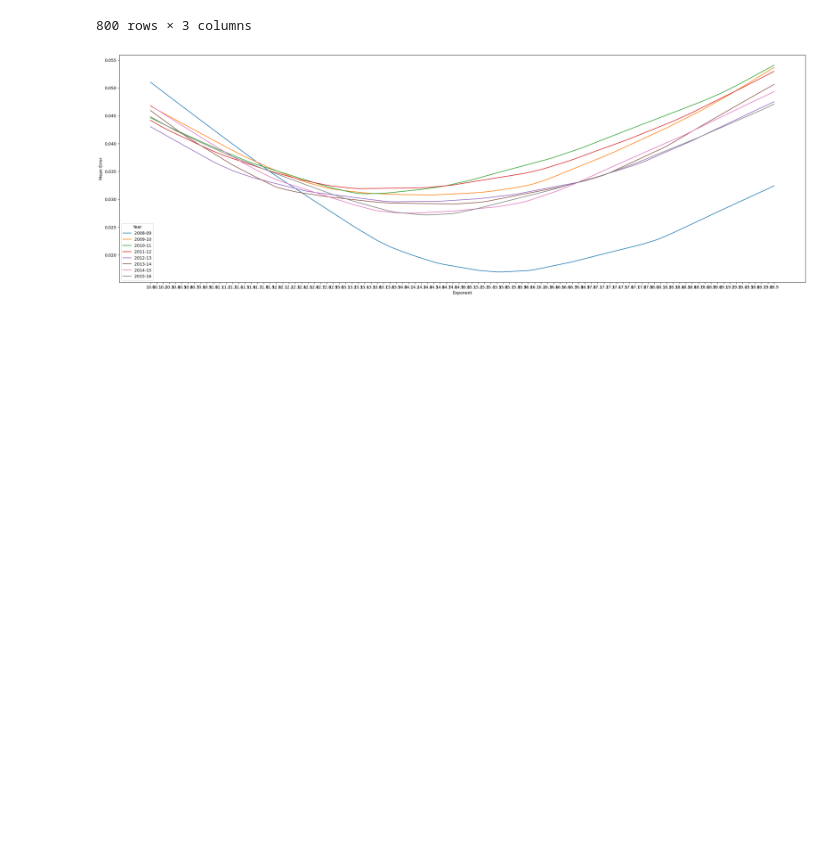
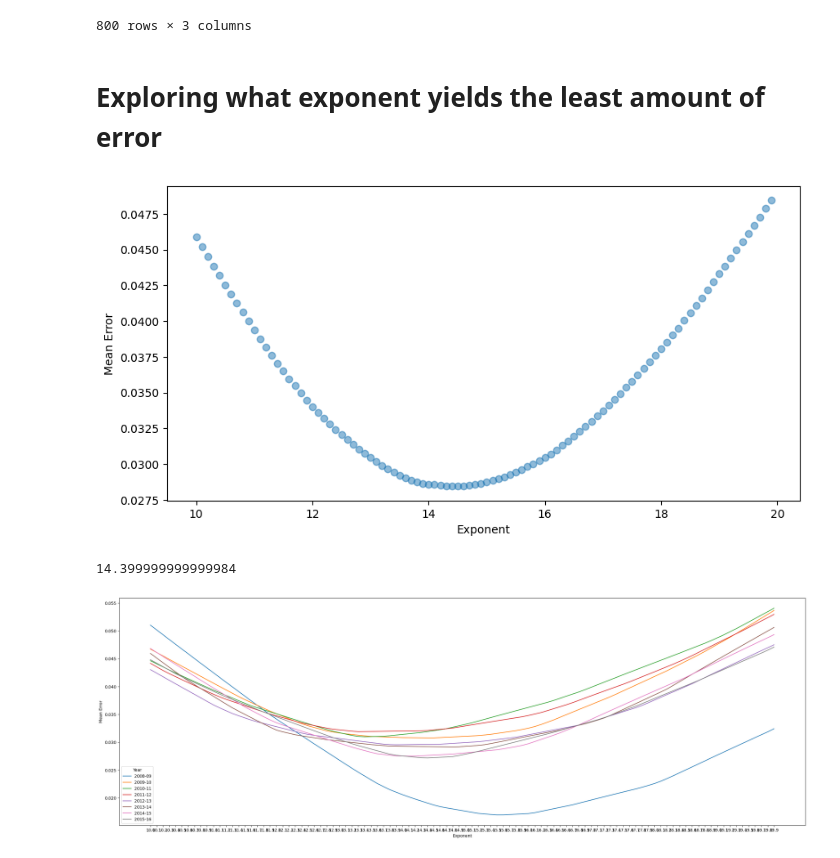
Before and after one commit to maya-j/fall-fellowship-2022, a Jupyter notebook: basketball/chapter1.ipynb, the cells around one changed output. Drawn from its saved outputs; the diff is of its cells as text; code cells hidden in the pictures; blank space fills up the shorter version.

Commit message:
adding analysis on overall best exponent

```diff
--- a/basketball/chapter1.ipynb
+++ b/basketball/chapter1.ipynb
@@ -129,4 +129,30 @@ df_mean_error
 | 784 | 2015-16 | 19.8 | 0.046537 |
 | 792 | 2015-16 | 19.9 | 0.047094 |
 800 rows × 3 columns
+# %% [markdown]
+# Exploring what exponent yields the least amount of error
+# %%
+# get an array of exponent
+arr_exp = np.arange(10, 20, 0.1)
+# make a dataframe to store the mean error for each exponent
+df_mean_error_test = pd.DataFrame(df['Year'].unique().tolist(), columns= ['Year'])
+df_mean_error_test['Year'] = df_mean_error['Year'].astype(str)
+# get the average for each exponent in each year
+temp = []
+for exp in arr_exp:
+    df['Pred W-L%'] = df['Ratio']**exp / (df['Ratio']**exp + 1)
+    df['Error'] = abs(df['Pred W-L%'] - df['Act W-L%'])
+    temp.append(df['Error'].mean())
+
+x = arr_exp
+y = temp
+
+plt.scatter(x, y, alpha=0.5)
+plt.xlabel("Exponent")
+plt.ylabel("Mean Error")
+plt.show()
+print(arr_exp[temp.index(min(temp))])
+# %% [output]
+[figure, added]
+14.399999999999984
 # %%
```
Also changed, not shown: parts of 1 cell of this notebook.
